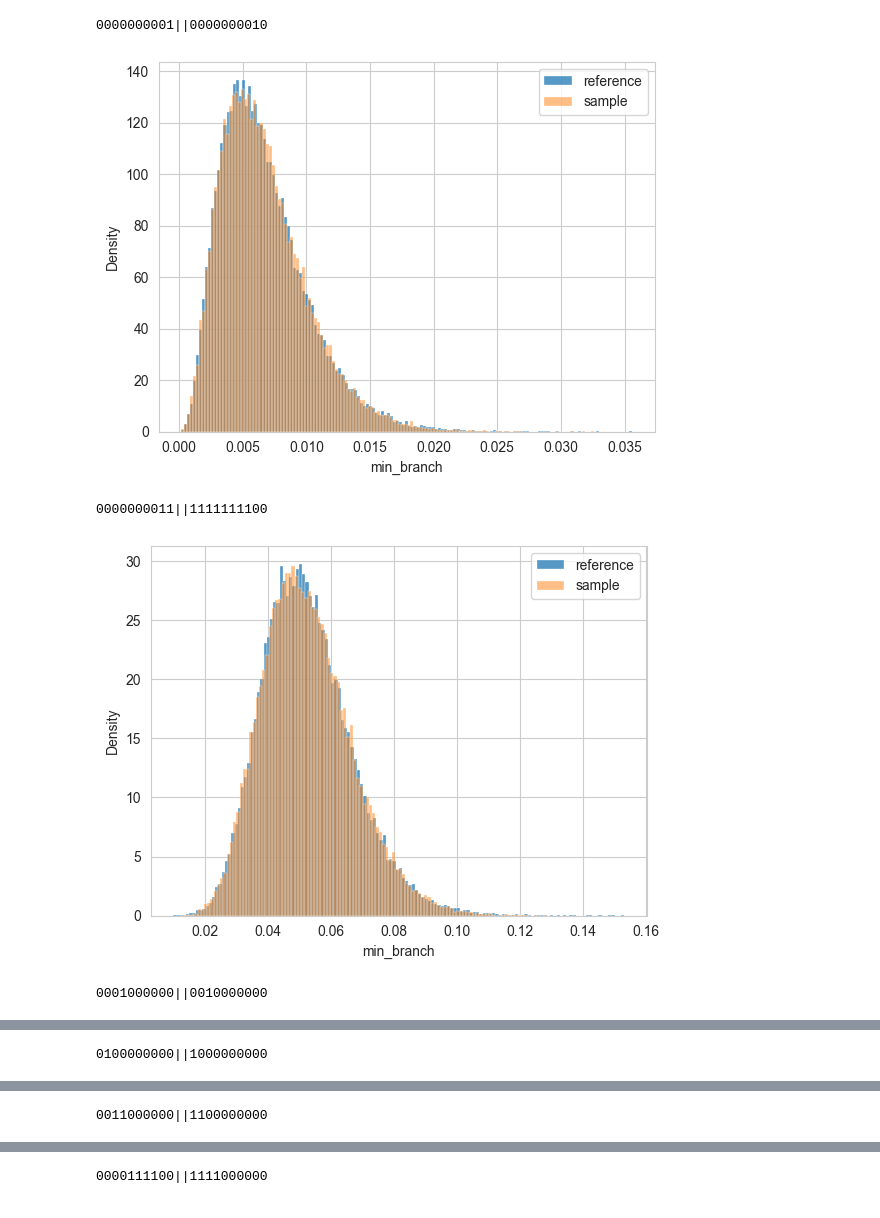
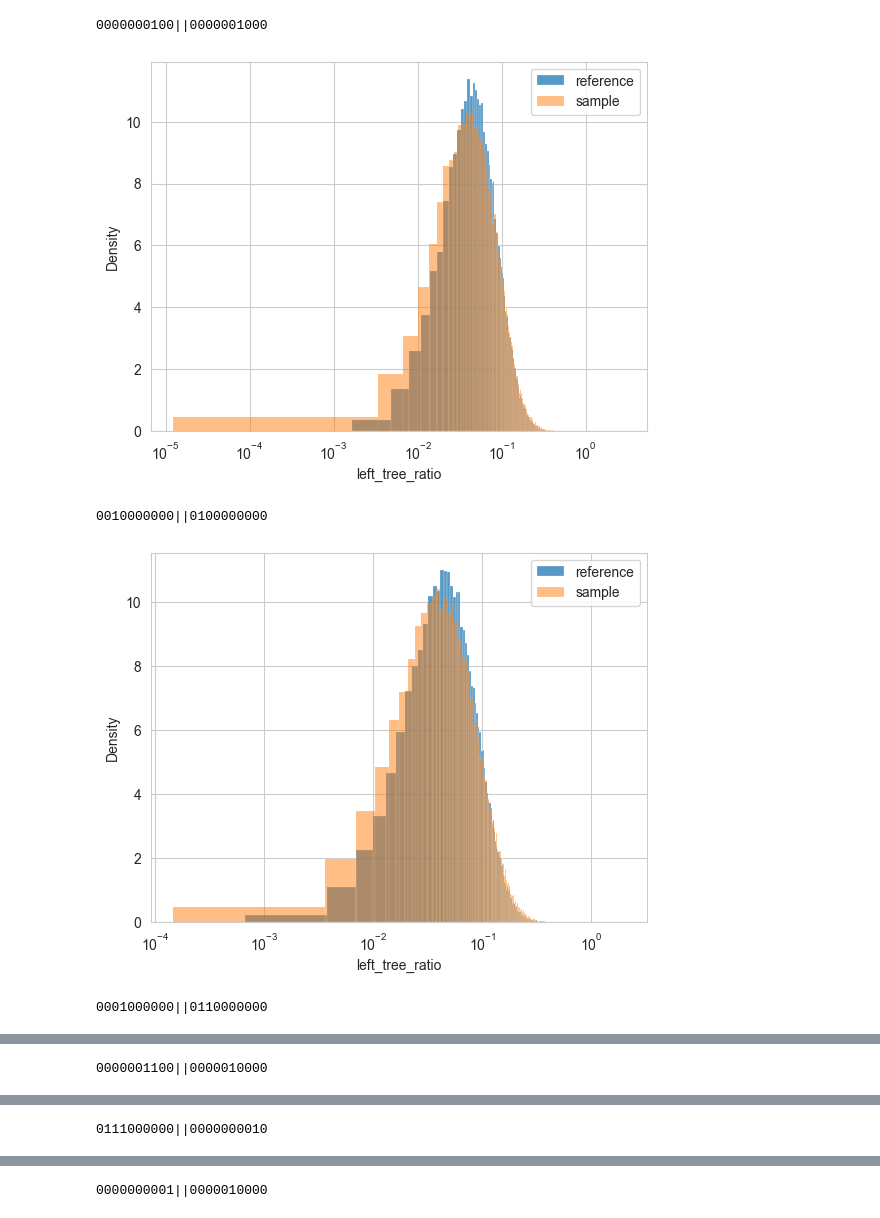
Before and after one commit to tochsner/ccd-validation, a Jupyter notebook: src/distribution_validation/validation.ipynb, the cells around one changed output, grey strips where cells are left out. Saved outputs shown, nothing was run; the diff lists cells and outputs as text; code cells hidden in the pictures.

```diff
--- a/src/distribution_validation/validation.ipynb
+++ b/src/distribution_validation/validation.ipynb
@@ -14,8 +12,8 @@ import warnings
 warnings.filterwarnings('ignore')
 sns.set_style("whitegrid")
 # %%
-REFERENCE_TREE_FILE = Path("data/thinned_mcmc_runs/yule-10_34.trees")
-SAMPLE_TREES_FILE = Path("data/distribution_data/yule-10_34_sampled-trees_gamma-mu-sigma.trees")
+REFERENCE_TREE_FILE = Path("data/thinned_mcmc_runs/yule-10_5.trees")
+SAMPLE_TREES_FILE = Path("data/distribution_data/yule-10_5_sampled-trees_stick-breaking.trees")
 NUM_TAXA = 10
 # %%
 ref_trees = load_trees_from_file(REFERENCE_TREE_FILE)
@@ -69,28 +83,33 @@ plt.legend(loc="upper right")
 # %%
 from collections import Counter
+
+ref_branches["left_tree_ratio"] = ref_branches.left_branch / ref_branches.height
+sample_branches["left_tree_ratio"] = sample_branches.left_branch / sample_branches.height
 
 for clade_split, _ in Counter(ref_branches.clade_split).most_common(20):
     print(clade_split)
 
     sns.histplot(
         ref_branches[ref_branches.clade_split == clade_split],
-        x="min_branch",
+        x="left_tree_ratio",
         label="reference",
         stat="density",
     )
     sns.histplot(
         sample_branches[sample_branches.clade_split == clade_split],
-        x="min_branch",
+        x="left_tree_ratio",
         label="sample",
         stat="density",
         alpha=0.5,
     )
 
+    plt.xscale("log")
+
     plt.legend(loc="upper right")
     plt.show()
 # %% [output]
-0000000001||0000000010
+0000000100||0000001000
-[figure, old version]
+[figure, new version]
-0000000011||1111111100
+0010000000||0100000000
-[figure, old version]
+[figure, new version]
-0001000000||0010000000
+0001000000||0110000000
@@ -98 +117 @@ for clade_split, _ in Counter(ref_branches.clade_split).most_common(20):
-0100000000||1000000000
+0000001100||0000010000
@@ -100 +119 @@ for clade_split, _ in Counter(ref_branches.clade_split).most_common(20):
-0011000000||1100000000
+0111000000||0000000010
@@ -102 +121 @@ for clade_split, _ in Counter(ref_branches.clade_split).most_common(20):
-0000111100||1111000000
+0000000001||0000010000
```
Also changed, not shown: parts of 4 cells of this notebook, 8 other files.
